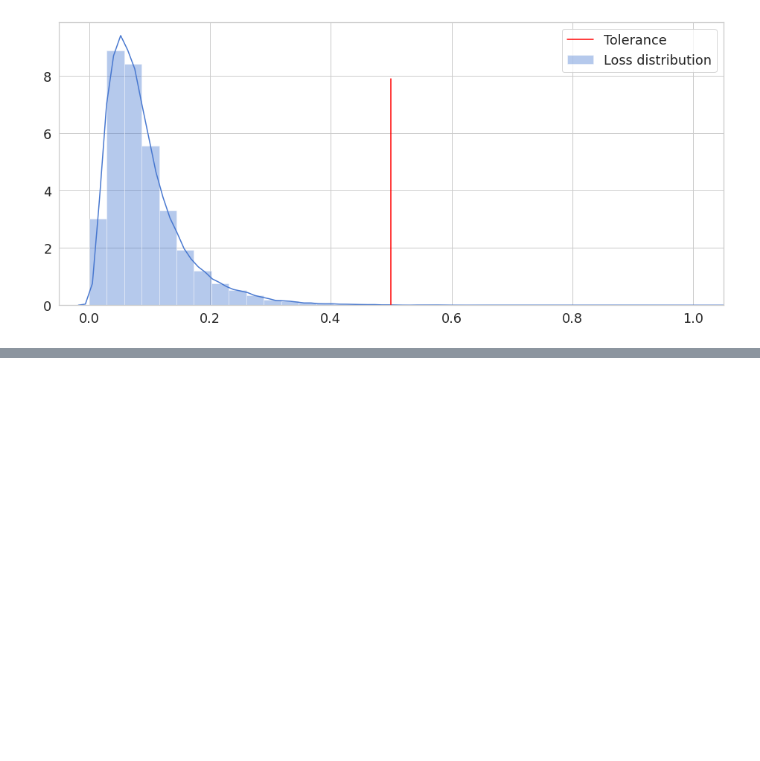
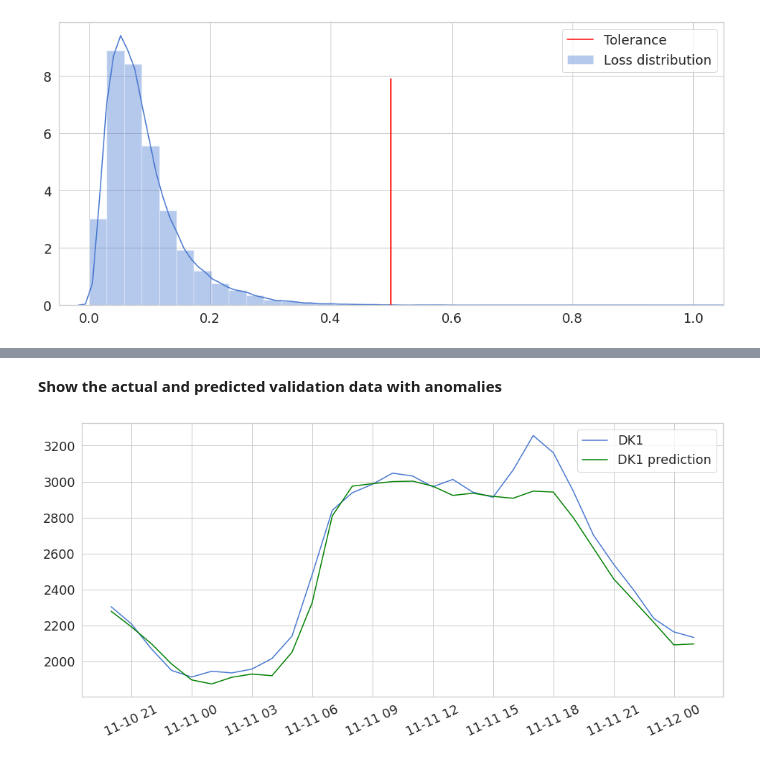
Before and after one commit to RadekBuczkowski/anomaly_detection, a Jupyter notebook: Untitled.ipynb, the cells around one changed output, grey strips where cells are left out. Drawn from its saved outputs; the diff is of its cells as text; code cells hidden in the pictures; blank space fills up the shorter version.

```diff
--- a/Untitled.ipynb
+++ b/Untitled.ipynb
@@ -364,0 +436,10 @@ PlotLossDistribution(loss)
+# %% [markdown]
+**Show the actual and predicted validation data with anomalies**
+# %%
+START_STEP = 95
+END_STEP = 125
+
+data = validation_data[START_STEP:END_STEP]
+PlotAnomalies(data, predicted_data[START_STEP:END_STEP], anomalies[anomalies["Time"].isin(data["Time"])])
+# %% [output]
+[figure, added]
```
Also changed, not shown: parts of 10 cells of this notebook.
